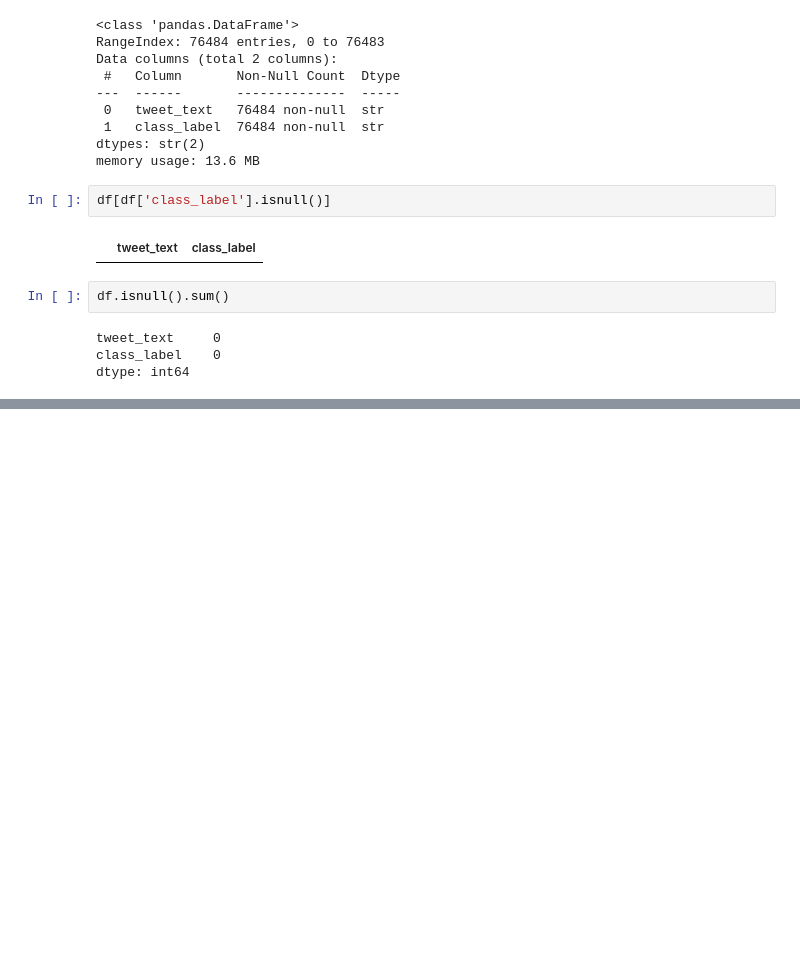
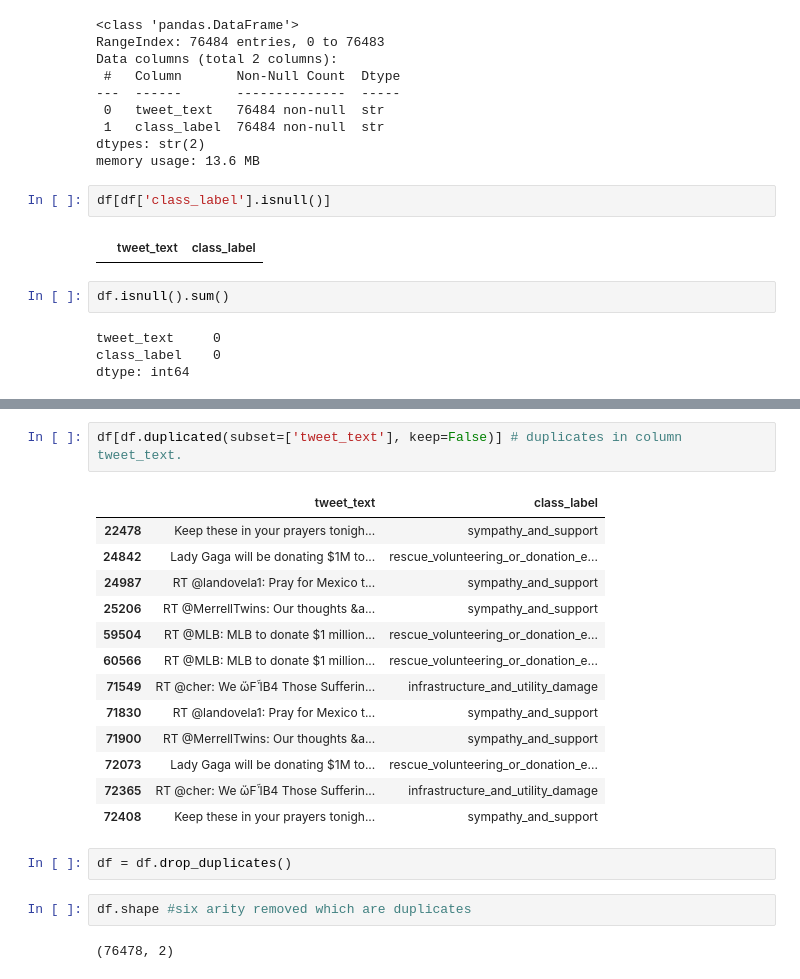
Before and after one commit to gitcrusher/EmergencyQ, a Jupyter notebook: dataset/notebooks/eda.ipynb, the cells around one changed output, grey strips where cells are left out. Saved outputs shown, nothing was run; the diff lists cells and outputs as text; blank space fills up the shorter version.

```diff
--- a/dataset/notebooks/eda.ipynb
+++ b/dataset/notebooks/eda.ipynb
@@ -91,0 +103,22 @@ dtype: int64
+# %%
+df[df.duplicated(subset=['tweet_text'], keep=False)] # duplicates in column tweet_text.
+# %% [output]
+|  | tweet_text | class_label |
+| 22478 | Keep these in your prayers tonigh... | sympathy_and_support |
+| 24842 | Lady Gaga will be donating $1M to... | rescue_volunteering_or_donation_e... |
+| 24987 | RT @landovela1: Pray for Mexico t... | sympathy_and_support |
+| 25206 | RT @MerrellTwins: Our thoughts &a... | sympathy_and_support |
+| 59504 | RT @MLB: MLB to donate $1 million... | rescue_volunteering_or_donation_e... |
+| 60566 | RT @MLB: MLB to donate $1 million... | rescue_volunteering_or_donation_e... |
+| 71549 | RT @cher: We ὤFἿB4 Those Sufferin... | infrastructure_and_utility_damage |
+| 71830 | RT @landovela1: Pray for Mexico t... | sympathy_and_support |
+| 71900 | RT @MerrellTwins: Our thoughts &a... | sympathy_and_support |
+| 72073 | Lady Gaga will be donating $1M to... | rescue_volunteering_or_donation_e... |
+| 72365 | RT @cher: We ὤFἿB4 Those Sufferin... | infrastructure_and_utility_damage |
+| 72408 | Keep these in your prayers tonigh... | sympathy_and_support |
+# %%
+df = df.drop_duplicates()
+# %%
+df.shape #six arity removed which are duplicates
+# %% [output]
+(76478, 2)
```
Also changed, not shown: parts of 2 cells of this notebook.
